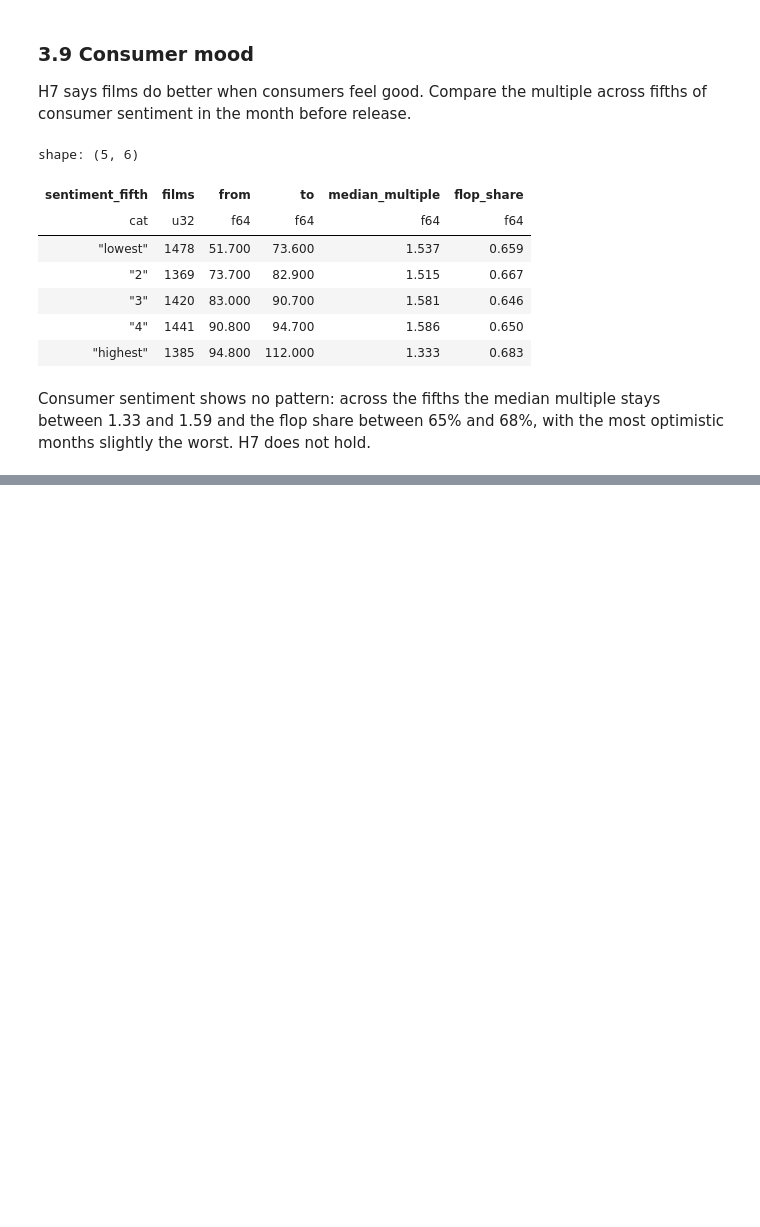
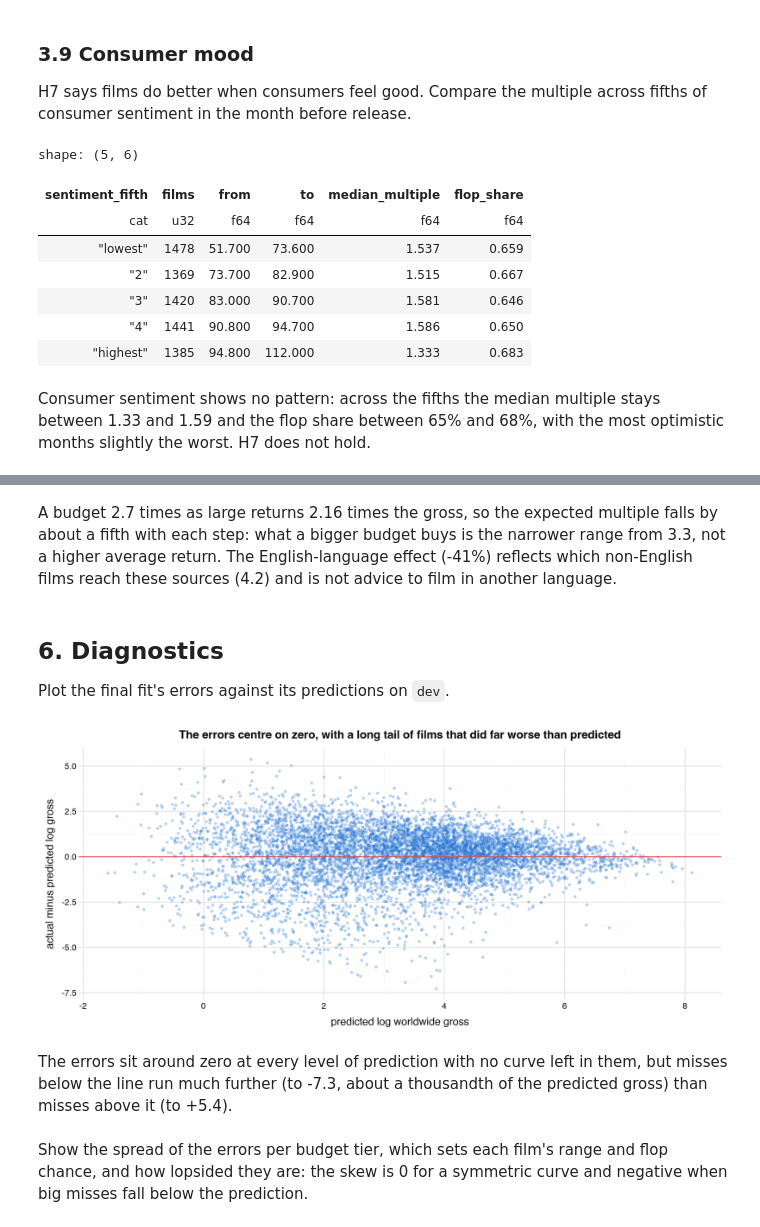
Before and after one commit to martin-gbeck/dao-movie-project, a Jupyter notebook: movie_studio.ipynb, the cells around one changed output, grey strips where cells are left out. Cells and saved outputs as stored; diff of their text form; code cells hidden in the pictures; blank space fills up the shorter version.

```diff
--- a/movie_studio.ipynb
+++ b/movie_studio.ipynb
@@ -1330,0 +1636,29 @@ To keep in mind: 47% of the money figures come from TMDB's user-entered data, 40
+# %% [markdown]
+A budget 2.7 times as large returns 2.16 times the gross, so the expected multiple falls by about a fifth with each step: what a bigger budget buys is the narrower range from 3.3, not a higher average return. The English-language effect (-41%) reflects which non-English films reach these sources (4.2) and is not advice to film in another language.
+# %% [markdown]
+## 6. Diagnostics
+
+Plot the final fit's errors against its predictions on `dev`.
+# %%
+dev_fit = (
+    predict_returns(final_model, dev)
+    .join(dev.select("film_id", "log_gross", "budget_tier"), on="film_id")
+    .with_columns(error=pl.col("log_gross") - pl.col("predicted_log_gross"))
+)
+
+(
+    ggplot(dev_fit, aes("predicted_log_gross", "error"))
+    + geom_point(color=ACCENT, alpha=0.25, size=0.8)
+    + geom_hline(yintercept=0, color=FLOP_RED)
+    + labs(
+        title="The errors centre on zero, with a long tail of films that did far worse than predicted",
+        x="predicted log worldwide gross",
+        y="actual minus predicted log gross",
+    )
+)
+# %% [output]
+[figure, added]
+# %% [markdown]
+The errors sit around zero at every level of prediction with no curve left in them, but misses below the line run much further (to -7.3, about a thousandth of the predicted gross) than misses above it (to +5.4).
+# %% [markdown]
+Show the spread of the errors per budget tier, which sets each film's range and flop chance, and how lopsided they are: the skew is 0 for a symmetric curve and negative when big misses fall below the prediction.
```
Also changed, not shown: parts of 49 cells of this notebook, 5 other files.
